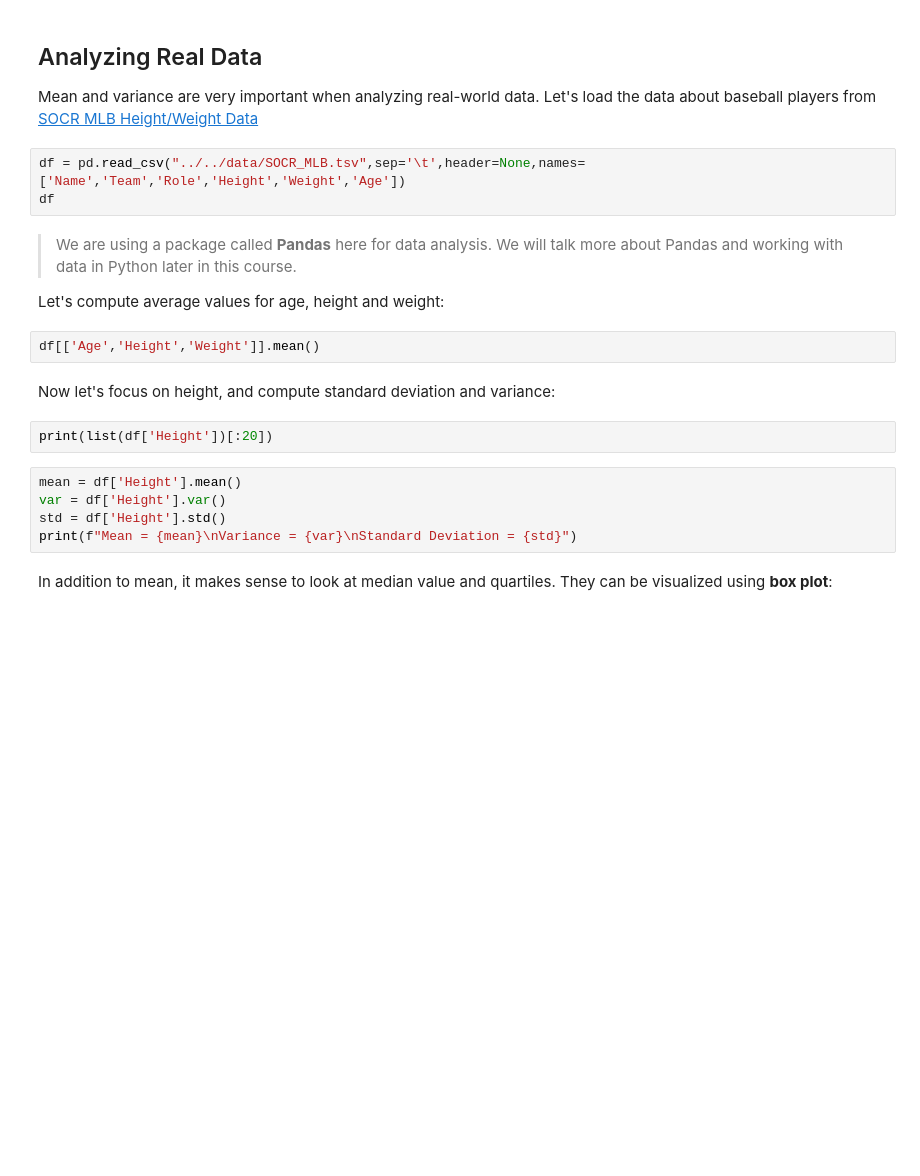
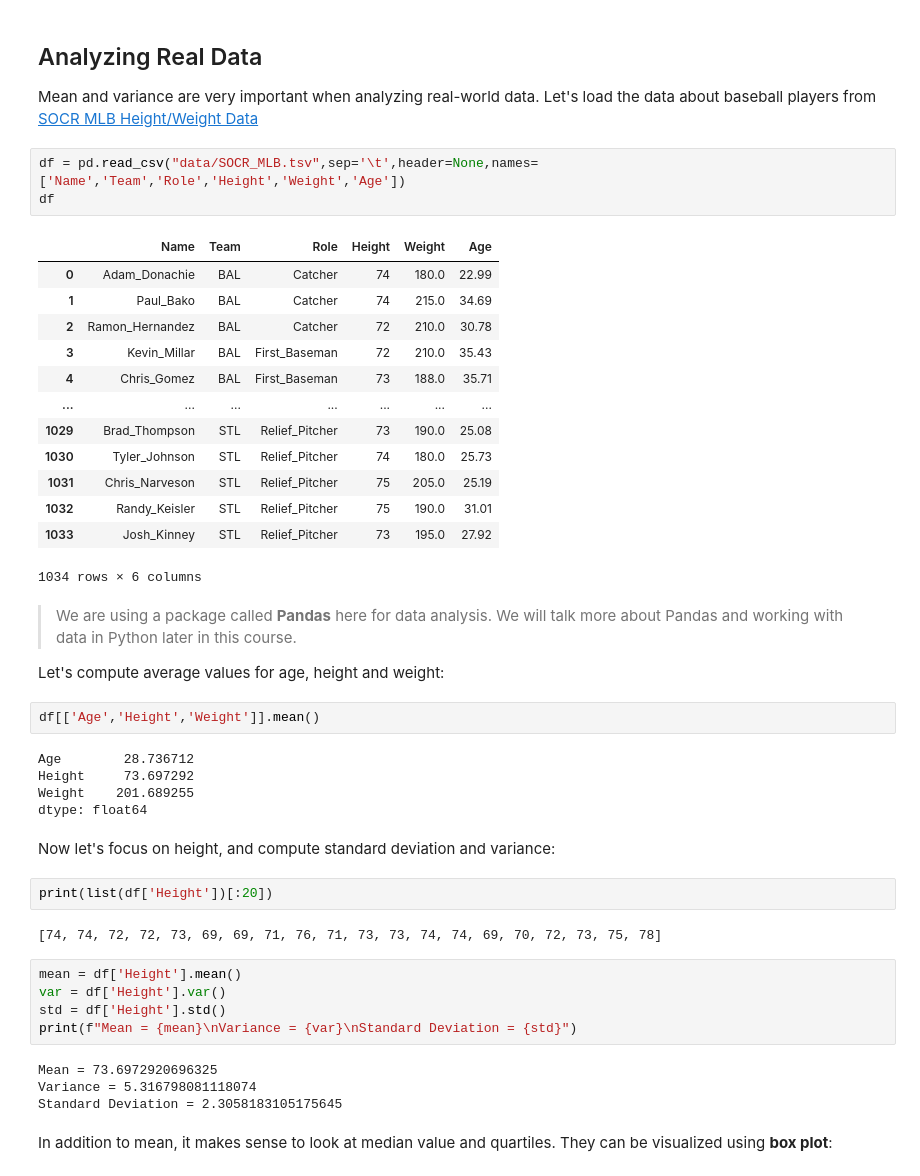
Before and after one commit to flegaspi700/my-projects, a Jupyter notebook: Azure/Data Science/002-Intro_to_Probability.ipynb, the cells around one changed output. Saved outputs shown, nothing was run; the diff lists cells and outputs as text; blank space fills up the shorter version.

```diff
--- a/Azure/Data Science/002-Intro_to_Probability.ipynb
+++ b/Azure/Data Science/002-Intro_to_Probability.ipynb
@@ -27,23 +33,48 @@ plt.show()
 
 Mean and variance are very important when analyzing real-world data. Let's load the data about baseball players from [SOCR MLB Height/Weight Data](http://wiki.stat.ucla.edu/socr/index.php/SOCR_Data_MLB_HeightsWeights)
 # %%
-df = pd.read_csv("../../data/SOCR_MLB.tsv",sep='\t',header=None,names=['Name','Team','Role','Height','Weight','Age'])
+df = pd.read_csv("data/SOCR_MLB.tsv",sep='\t',header=None,names=['Name','Team','Role','Height','Weight','Age'])
 df
+# %% [output]
+|  | Name | Team | Role | Height | Weight | Age |
+| 0 | Adam_Donachie | BAL | Catcher | 74 | 180.0 | 22.99 |
+| 1 | Paul_Bako | BAL | Catcher | 74 | 215.0 | 34.69 |
+| 2 | Ramon_Hernandez | BAL | Catcher | 72 | 210.0 | 30.78 |
+| 3 | Kevin_Millar | BAL | First_Baseman | 72 | 210.0 | 35.43 |
+| 4 | Chris_Gomez | BAL | First_Baseman | 73 | 188.0 | 35.71 |
+| ... | ... | ... | ... | ... | ... | ... |
+| 1029 | Brad_Thompson | STL | Relief_Pitcher | 73 | 190.0 | 25.08 |
+| 1030 | Tyler_Johnson | STL | Relief_Pitcher | 74 | 180.0 | 25.73 |
+| 1031 | Chris_Narveson | STL | Relief_Pitcher | 75 | 205.0 | 25.19 |
+| 1032 | Randy_Keisler | STL | Relief_Pitcher | 75 | 190.0 | 31.01 |
+| 1033 | Josh_Kinney | STL | Relief_Pitcher | 73 | 195.0 | 27.92 |
+1034 rows × 6 columns
 # %% [markdown]
 > We are using a package called **Pandas** here for data analysis. We will talk more about Pandas and working with data in Python later in this course.
 
 Let's compute average values for age, height and weight:
 # %%
 df[['Age','Height','Weight']].mean()
+# %% [output]
+Age        28.736712
+Height     73.697292
+Weight    201.689255
+dtype: float64
 # %% [markdown]
 Now let's focus on height, and compute standard deviation and variance:
 # %%
 print(list(df['Height'])[:20])
+# %% [output]
+[74, 74, 72, 72, 73, 69, 69, 71, 76, 71, 73, 73, 74, 74, 69, 70, 72, 73, 75, 78]
 # %%
 mean = df['Height'].mean()
 var = df['Height'].var()
 std = df['Height'].std()
 print(f"Mean = {mean}\nVariance = {var}\nStandard Deviation = {std}")
+# %% [output]
+Mean = 73.6972920696325
+Variance = 5.316798081118074
+Standard Deviation = 2.3058183105175645
 # %% [markdown]
 In addition to mean, it makes sense to look at median value and quartiles. They can be visualized using **box plot**:
 # %%
```
Also changed, not shown: parts of 23 cells of this notebook.
